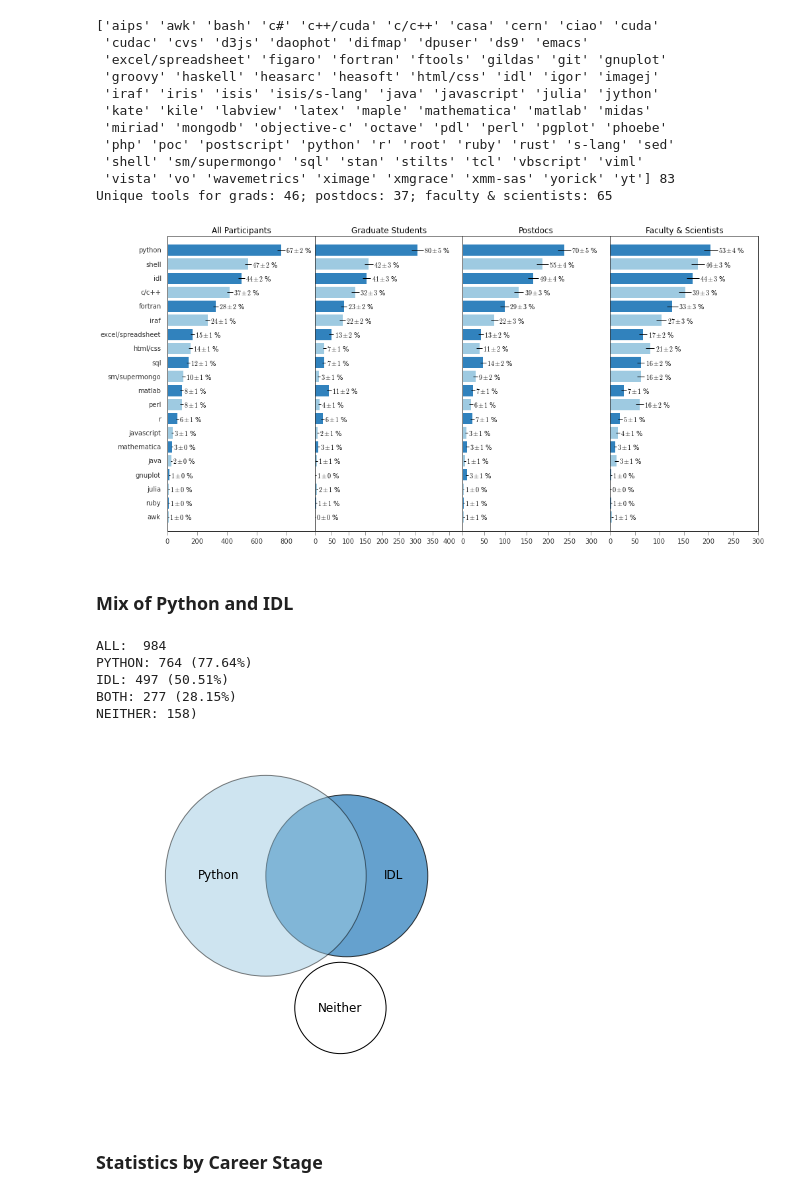
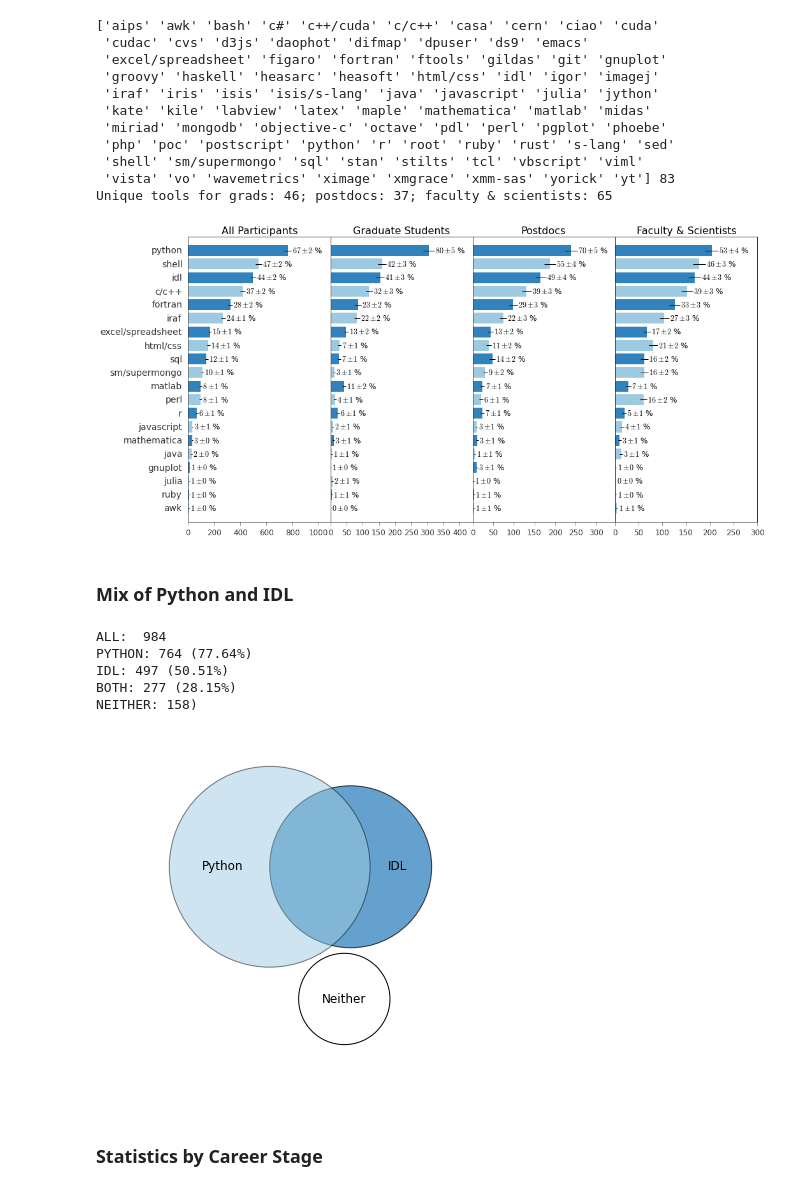
Before and after one commit to eteq/software_survey_analysis, a Jupyter notebook: software_survey.ipynb, the cells around one changed output. Drawn from its saved outputs; the diff is of its cells as text; code cells hidden in the pictures.

```diff
--- a/software_survey.ipynb
+++ b/software_survey.ipynb
@@ -17,6 +17,8 @@ from scipy import optimize
 import matplotlib
 import matplotlib.pyplot as plt
 
+matplotlib.rcParams['font.size'] = 12
+
 save_plots = True # set to true to save the plots to disk in addition to showing them in the notebook
 # %%
 data = astropy.io.ascii.read('questionaire_data_nocomments.csv', comment='#', delimiter=',')
@@ -55,8 +57,6 @@ nn_grad = [np.sum((grad) & (data['training'] == 'Yes')), np.sum((grad) & (data['
 nn_postdoc = [np.sum((postdoc) & (data['training'] == 'Yes')), np.sum((postdoc) & (data['training'] == 'No')), np.sum((postdoc) & (data['training'] == 'Little'))]
 nn_faculty = [np.sum((faculty) & (data['training'] == 'Yes')), np.sum((faculty) & (data['training'] == 'No')), np.sum((faculty) & (data['training'] == 'Little'))]
 
-matplotlib.rcParams['font.size'] = 10
-
 fig,axes = plt.subplots(1, 4, sharey=False, figsize=(15,3))
 
 fig = plt.figure(1,figsize=(12,3))
@@ -64,16 +64,16 @@ a1 = plt.subplot(1,4,1)
 labels = ['Yes','No','A little']
 colors=['#3182bd','#deebf7','#9ecae1']
 a1.pie(nn_all, labels=labels, colors = colors, autopct='%1.0f%%', shadow=False, startangle=90)
-a1.set_title('All Participants')
+a1.set_title('All Participants', fontsize=16)
 a2 = plt.subplot(1,4,2)
 a2.pie(nn_grad, labels=labels, colors = colors, autopct='%1.0f%%', shadow=False, startangle=90)
-a2.set_title('Graduate Students')
+a2.set_title('Graduate Students', fontsize=16)
 a3 = plt.subplot(1,4,3)
 a3.pie(nn_postdoc, labels=labels, colors = colors, autopct='%1.0f%%', shadow=False, startangle=90)
-a3.set_title('Postdocs')
+a3.set_title('Postdocs', fontsize=16)
 a4 = plt.subplot(1,4,4)
 a4.pie(nn_faculty, labels=labels, colors = colors, autopct='%1.0f%%', shadow=False, startangle=90)
-a4.set_title('Faculty & Scientists')
+a4.set_title('Faculty & Scientists', fontsize=16)
 
 if save_plots:
     plt.savefig('training_by_career.png')
@@ -305,37 +305,37 @@ def make_bars_segment(ax, bins, nn, labels, n_total, title, xuplim=None, data_li
             xerr=nn**0.5, ecolor='k', capsize=0)
 
     if labels is not None:
         ax.set_yticks(bins)
-        ax.set_yticklabels(labels)
+        ax.set_yticklabels(labels, fontsize=14)
     else:
         ax.set_yticks([])
     if data_limit is not None:
         ax.set_ylim([0, data_limit+1])
     if xuplim is not None:
         ax.set_xlim([0, xuplim])
     for x, xe, y in zip(nn, nn**0.5, bins):
         ax.text(x + xe + .005*ax.get_xlim()[1], y,
                 r'${:2.0f} \pm {:2.0f}$ %'.format(x*100/n_total, xe*100/n_total), ha='left', va='center')
     ax.tick_params(axis="x", which="both", top=False)
     ax.tick_params(axis="y", which="both", left=False, right=False)
-    ax.set_title(title)
+    ax.set_title(title, fontsize=16)
 
 a1 = plt.subplot(1,4,1)
-make_bars_segment(a1, bins, all_nn, language_names, n_all, 'All Participants', 990, len_data)
+make_bars_segment(a1, bins, all_nn, language_names, n_all, 'All Participants', 1090, len_data)
 
 a2 = plt.subplot(1,4,2)
 make_bars_segment(a2, bins, g_nn, None, n_g, 'Graduate Students', 440, len_data)
 
 a3 = plt.subplot(1,4,3)
 make_bars_segment(a3, bins, p_nn, None, n_p, 'Postdocs', 345, len_data)
 
 a4 = plt.subplot(1,4,4)
 make_bars_segment(a4, bins, f_nn, None, n_f, 'Faculty & Scientists', 300, len_data)
 
 if save_plots:
     plt.savefig('tools_by_career.png')
 # %% [output]
-[figure, old version]
+[figure, new version]
 # %% [markdown]
 ### Mix of Python and IDL
 # %%
@@ -416,7 +416,7 @@ PYTHON: 764 (77.64%)
 IDL: 497 (50.51%)
 BOTH: 277 (28.15%)
 NEITHER: 158)
-[figure, old version]
+[figure, new version]
 # %% [markdown]
 ### Statistics by Career Stage
 # %%
```
Also changed, not shown: parts of 11 cells of this notebook.
